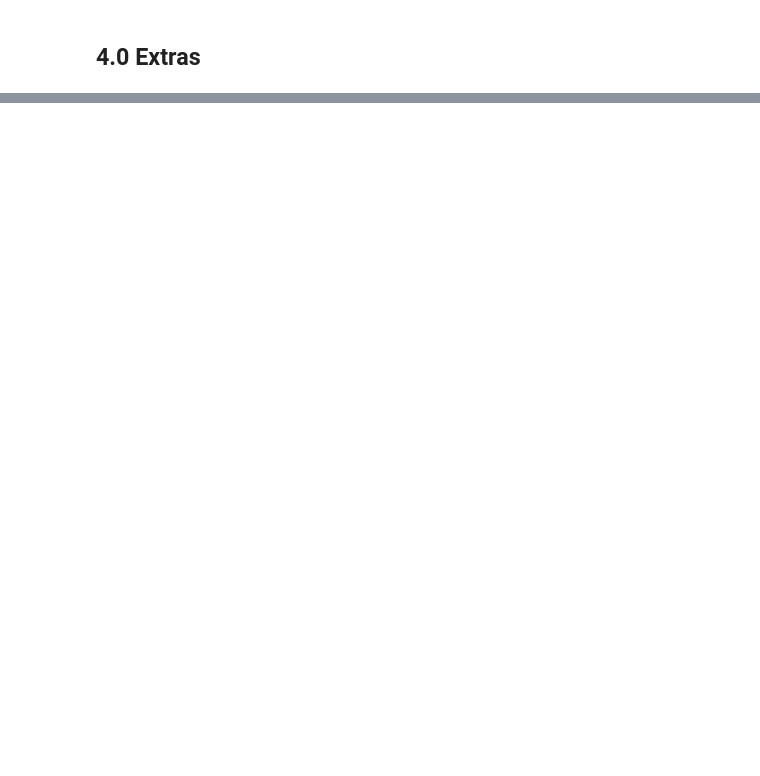
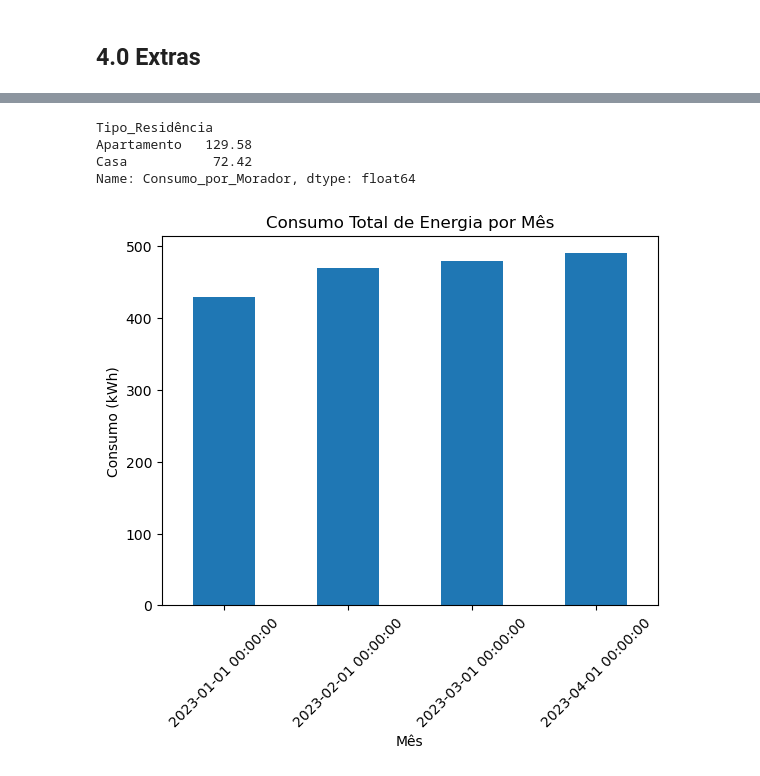
Before and after one commit to esscova/data-trivium, a Jupyter notebook: exercicios/004.ipynb, the cells around one changed output, grey strips where cells are left out. Saved outputs shown, nothing was run; the diff lists cells and outputs as text; code cells hidden in the pictures; blank space fills up the shorter version.

```diff
--- a/exercicios/004.ipynb
+++ b/exercicios/004.ipynb
@@ -232,2 +231,6 @@ df[(df['Número_Moradores']>2) & (df['Consumo_por_Morador']<70)]
 # %% [markdown]
 ## 4.0 Extras
+# %%
+# Converta a coluna `Mês` para o formato datetime (use o primeiro dia do mês como referência, ex.: '2023-01' vira '2023-01-01').
+df['Mês']=pd.to_datetime(df['Mês'])
+df.head()
@@ -233,0 +244,10 @@ df[(df['Número_Moradores']>2) & (df['Consumo_por_Morador']<70)]
+# %%
+# Crie uma nova coluna `Faixa_Consumo` que categorize o consumo em "Baixo" (< 200 kWh), "Médio" (200-250 kWh) ou "Alto" (> 250 kWh).
+df['Faixa_Consumo'] = pd.cut(
+                                df['Consumo_kWh'],
+                                bins=[0,200,250,float('inf')],
+                                labels=['Baixo', 'Médio', 'Alto'],
+                                include_lowest=True,
+                                right=False,
+                            )
+df.head()
@@ -233,0 +261,19 @@ df[(df['Número_Moradores']>2) & (df['Consumo_por_Morador']<70)]
+# %%
+# Identifique qual `Tipo_Residência` (Casa ou Apartamento) tem a maior média de `Consumo_por_Morador`.
+df.groupby('Tipo_Residência')['Consumo_por_Morador'].mean()
+# %% [output]
+Tipo_Residência
+Apartamento   129.58
+Casa           72.42
+Name: Consumo_por_Morador, dtype: float64
+# %%
+#  crie um gráfico de barras mostrando o consumo total por mês
+consumo_por_mes = df.groupby('Mês')['Consumo_kWh'].sum()
+consumo_por_mes.plot(kind='bar', color='#1f77b4')
+plt.title('Consumo Total de Energia por Mês')
+plt.xlabel('Mês')
+plt.ylabel('Consumo (kWh)')
+plt.xticks(rotation=45)
+plt.show()
+# %% [output]
+[figure, added]
```
Also changed, not shown: parts of 5 cells of this notebook.
